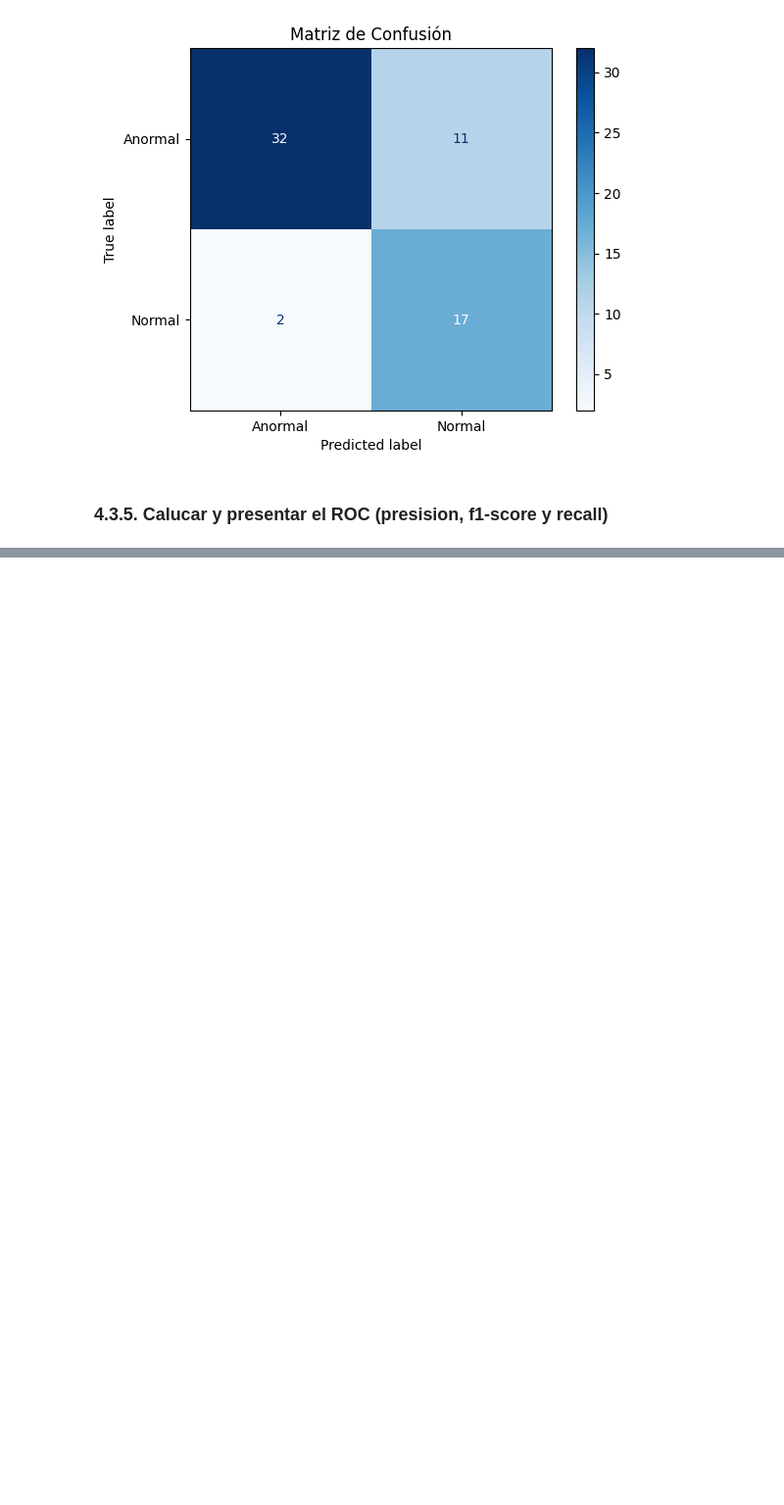
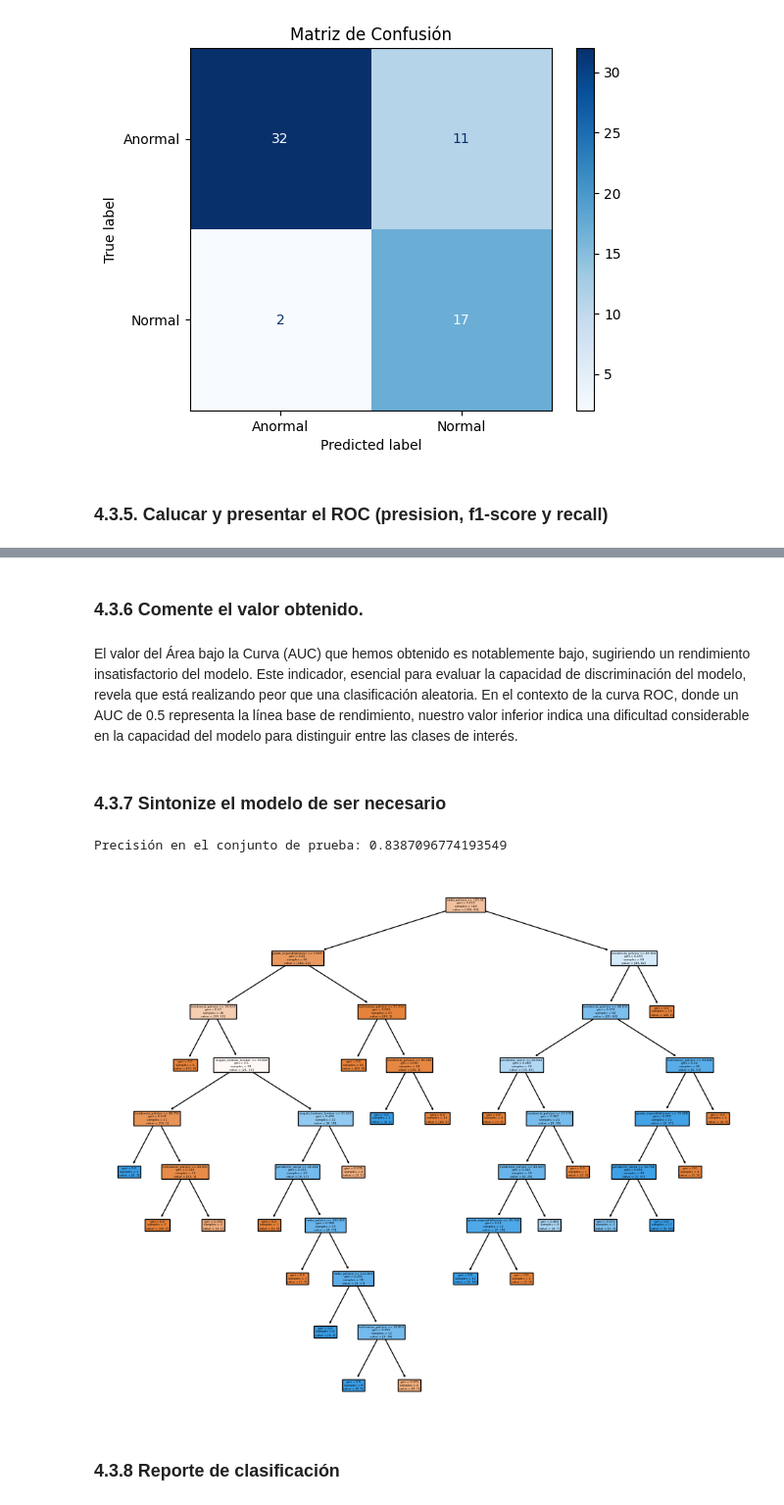
Before and after one commit to notGabo/ET_MachineLearning, a Jupyter notebook: et_ml.ipynb, the cells around one changed output, grey strips where cells are left out. Shown: that part at 98% size. Cells and saved outputs as stored; diff of their text form; code cells hidden in the pictures; blank space fills up the shorter version.

```diff
--- a/et_ml.ipynb
+++ b/et_ml.ipynb
@@ -579,0 +581,48 @@ ROC AUC Score: 0.13586291309669524
+# %% [markdown]
+### 4.3.6 Comente el valor obtenido.
+# %% [markdown]
+El valor del Área bajo la Curva (AUC) que hemos obtenido es notablemente bajo, sugiriendo un rendimiento insatisfactorio del modelo. Este indicador, esencial para evaluar la capacidad de discriminación del modelo, revela que está realizando peor que una clasificación aleatoria. En el contexto de la curva ROC, donde un AUC de 0.5 representa la línea base de rendimiento, nuestro valor inferior indica una dificultad considerable en la capacidad del modelo para distinguir entre las clases de interés.
+# %% [markdown]
+### 4.3.7 Sintonize el modelo de ser necesario
+# %%
+import numpy as np
+import pandas as pd
+from sklearn.model_selection import train_test_split, GridSearchCV
+from sklearn.ensemble import RandomForestClassifier
+from sklearn.metrics import accuracy_score
+import matplotlib.pyplot as plt
+from sklearn.tree import plot_tree
+
+def entrenar_evaluar_modelo(rf_model, param_grid, X_train, Y_train, X_test, Y_test):
+    grid_search = GridSearchCV(estimator=rf_model, param_grid=param_grid, cv=5, scoring='accuracy')
+    grid_search.fit(X_train, Y_train)
+    Y_pred = best_rf_model.predict(X_test)
+
+    # Evalúa la precisión del modelo
+    accuracy = accuracy_score(Y_test, Y_pred)
+    print("Precisión en el conjunto de prueba:", accuracy)
+    return best_rf_model
+
+# Código 1
+# Define el modelo de Bosque de Árboles Aleatorios
+rf_model = RandomForestClassifier()
+
+rf_model.fit(X_train, Y_train)
+
+# Define los parámetros que deseas ajustar
+param_grid = {
+    'n_estimators': [100],
+    'max_leaf_nodes':[1,2,3,4,5]
+}
+
+best_rf_model = entrenar_evaluar_modelo(rf_model, param_grid, X_train, Y_train, X_test, Y_test)
+
+# Muestra un árbol del bosque (puedes cambiar el índice del árbol)
+plt.figure(figsize=(12, 10))
+plot_tree(best_rf_model.estimators_[0], feature_names=X_test.columns, filled=True)
+plt.show()
+# %% [output]
+Precisión en el conjunto de prueba: 0.8387096774193549
+[figure, added]
+# %% [markdown]
+### 4.3.8 Reporte de clasificación
```
Also changed, not shown: parts of 5 cells of this notebook.
